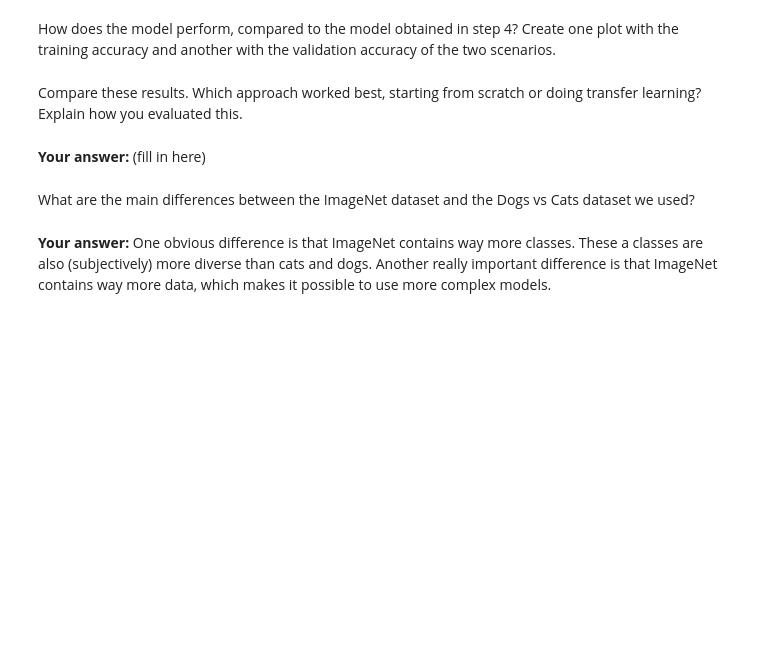
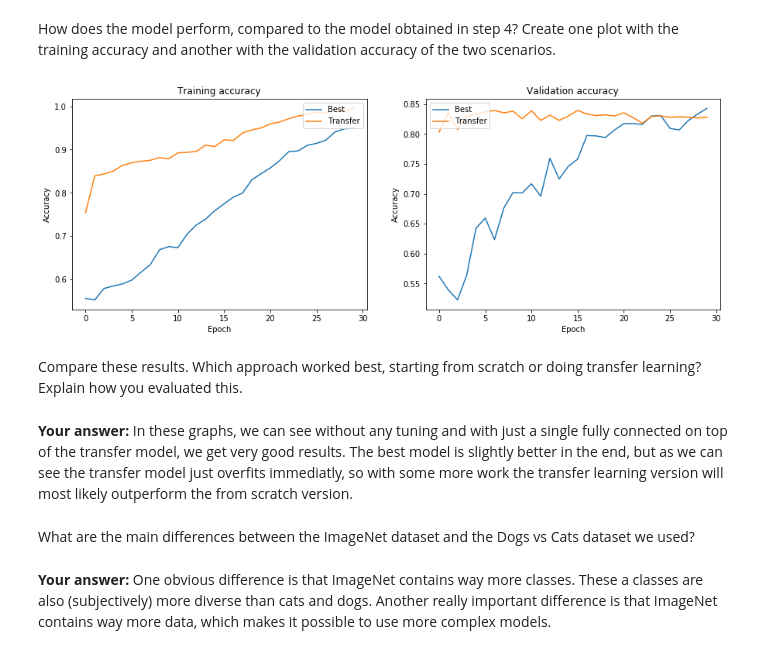
Before and after one commit to jcberntsson/ssy340-ha1, a Jupyter notebook: HA1.ipynb, the cells around one changed output. Cells and saved outputs as stored; diff of their text form; code cells hidden in the pictures; blank space fills up the shorter version.

```diff
--- a/HA1.ipynb
+++ b/HA1.ipynb
@@ -543,30 +579,32 @@ How does the model perform, compared to the model obtained in step 4? Create one
 # %%
 # YOUR CODE HERE
 
 # Train accuracy
 plt.figure(figsize=(15,5))
 plt.subplot(121)
-plt.plot(third_hist.history['acc'])
+plt.plot(th_hist.history['acc'])
 plt.plot(trans_hist.history['acc'])
 plt.title('Training accuracy')
 plt.ylabel('Accuracy')
 plt.xlabel('Epoch')
 plt.legend(['Best', 'Transfer'], loc='upper right')
 
 # Val accuracy
 plt.subplot(122)
-plt.plot(third_hist.history['val_acc'])
+plt.plot(th_hist.history['val_acc'])
 plt.plot(trans_hist.history['val_acc'])
 plt.title('Validation accuracy')
 plt.ylabel('Accuracy')
 plt.xlabel('Epoch')
 plt.legend(['Best', 'Transfer'], loc='upper left')
 
 plt.show()
+# %% [output]
+[figure, added]
 # %% [markdown]
 Compare these results. Which approach worked best, starting from scratch or doing transfer learning? Explain how you evaluated this.
-# %% [markdown]
-**Your answer:** (fill in here)
+# %% [markdown]
+**Your answer:** In these graphs, we can see without any tuning and with just a single fully connected on top of the transfer model, we get very good results. The best model is slightly better in the end, but as we can see the transfer model just overfits immediatly, so with some more work the transfer learning version will most likely outperform the from scratch version.
 # %% [markdown]
 What are the main differences between the ImageNet dataset and the Dogs vs Cats dataset we used?
 # %% [markdown]
```
Also changed, not shown: parts of 8 cells of this notebook.
